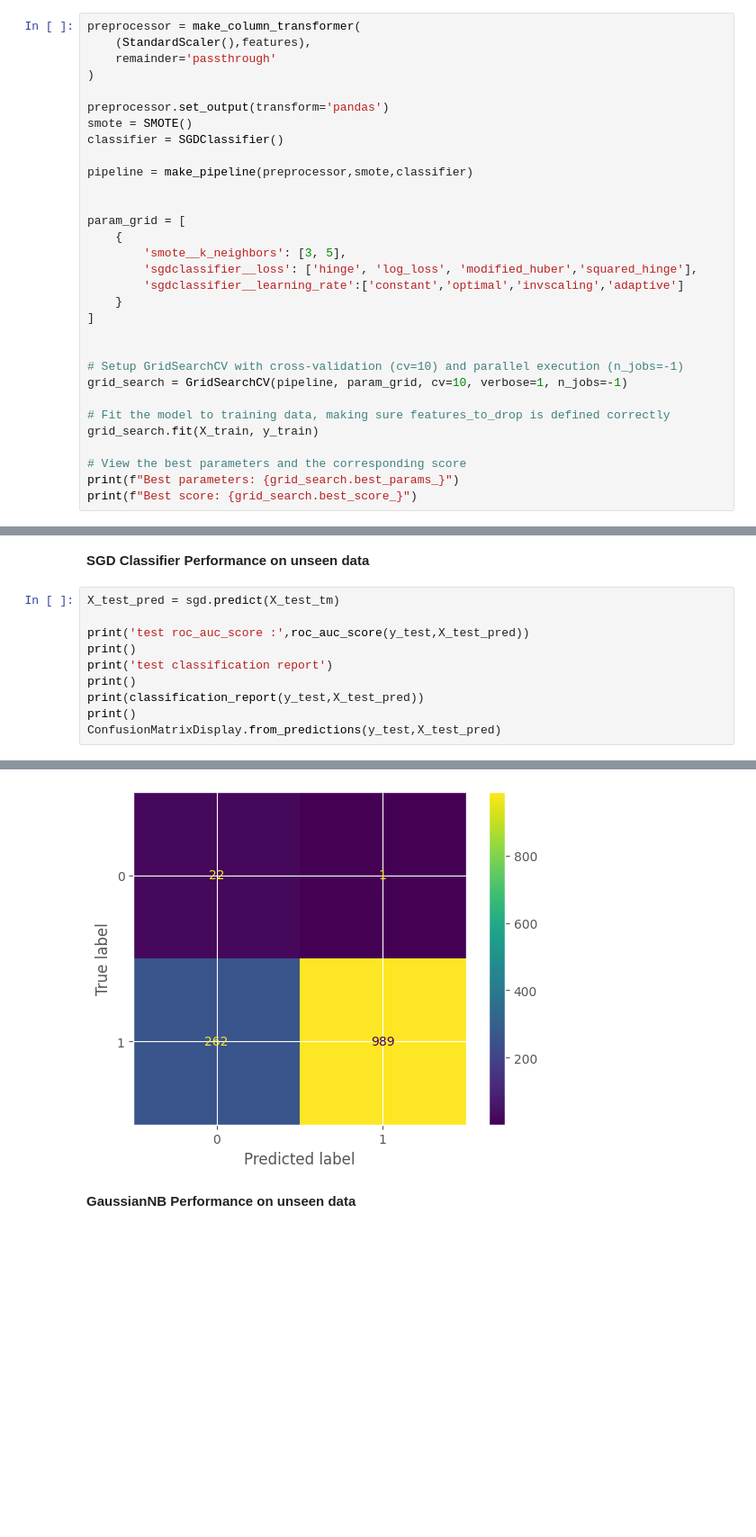
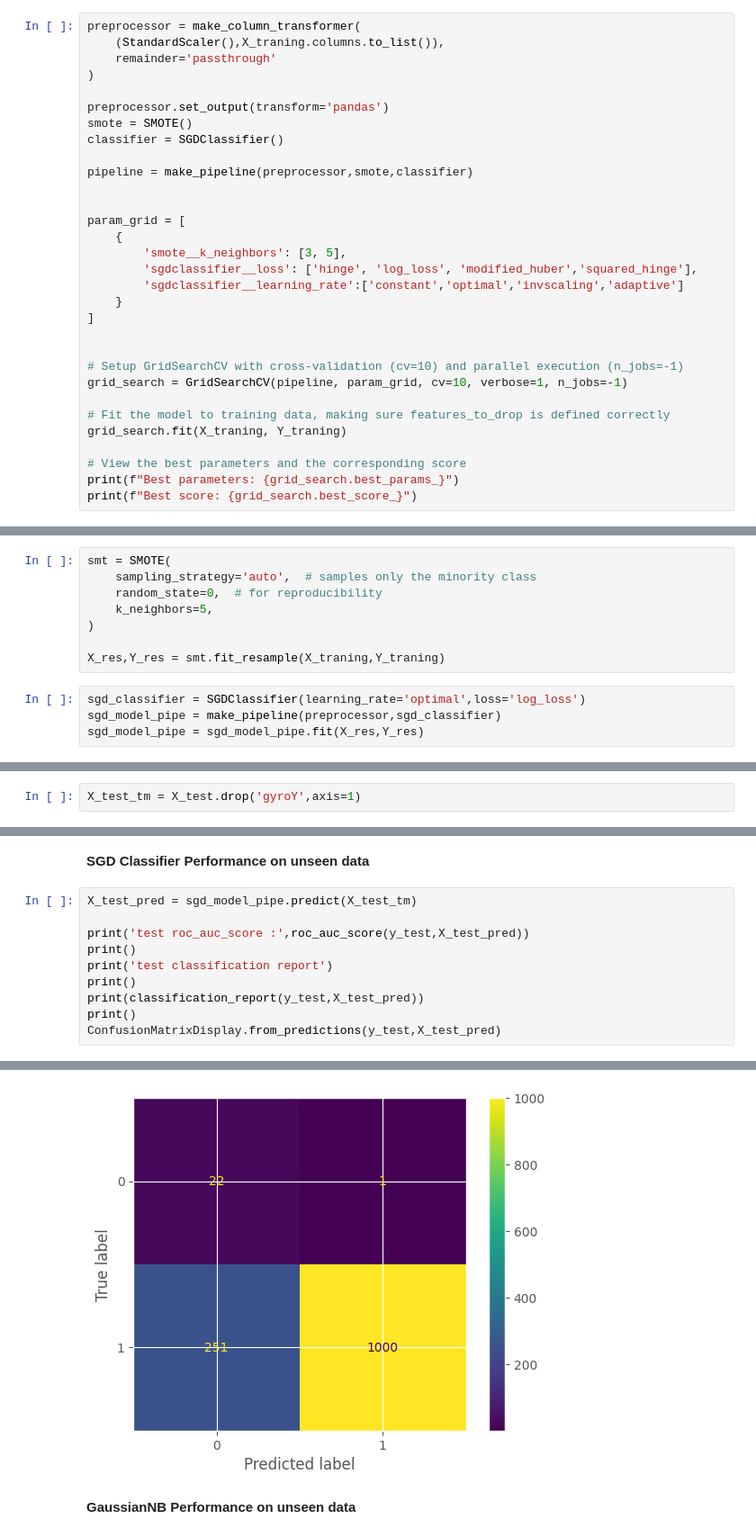
Before and after one commit to SarkarPriyanshu/HumanActivityRecognition, a Jupyter notebook: Human_activity_recognition_(Classification).ipynb, the cells around one changed output, grey strips where cells are left out. Shown at 90% size. Cells and saved outputs as stored; diff of their text form; blank space fills up the shorter version.

```diff
--- a/Human_activity_recognition_(Classification).ipynb
+++ b/Human_activity_recognition_(Classification).ipynb
@@ -736,6 +910,6 @@ from sklearn.model_selection import GridSearchCV
 # %%
 preprocessor = make_column_transformer(
-    (StandardScaler(),features),
+    (StandardScaler(),X_traning.columns.to_list()),
     remainder='passthrough'
 )
 
@@ -759,7 +933,7 @@ param_grid = [
 grid_search = GridSearchCV(pipeline, param_grid, cv=10, verbose=1, n_jobs=-1)
 
 # Fit the model to training data, making sure features_to_drop is defined correctly
-grid_search.fit(X_train, y_train)
+grid_search.fit(X_traning, Y_traning)
 
 # View the best parameters and the corresponding score
 print(f"Best parameters: {grid_search.best_params_}")
@@ -821,3 +945,15 @@ print("--- SGD Classifier Predction in Seconds ---",(time.time() - start_time))
+# %%
+smt = SMOTE(
+    sampling_strategy='auto',  # samples only the minority class
+    random_state=0,  # for reproducibility
+    k_neighbors=5,
+)
+
+X_res,Y_res = smt.fit_resample(X_traning,Y_traning)
+# %%
+sgd_classifier = SGDClassifier(learning_rate='optimal',loss='log_loss')
+sgd_model_pipe = make_pipeline(preprocessor,sgd_classifier)
+sgd_model_pipe = sgd_model_pipe.fit(X_res,Y_res)
 # %% [markdown]
 **Decision Tree Classifier Pipeline**
 # %%
@@ -1003,4 +1062,6 @@ print("--- GaussianNB Classifier Predction in Seconds ---",(time.time() - start_
 # Performance on unseen data
 # %% [markdown]
 **Decison Tree Performance on unseen data**
+# %%
+X_test_tm = X_test.drop('gyroY',axis=1)
 # %%
@@ -1031,7 +1092,7 @@ weighted avg       0.97      0.90      0.93      1274
 # %% [markdown]
 **SGD Classifier Performance on unseen data**
 # %%
-X_test_pred = sgd.predict(X_test_tm)
+X_test_pred = sgd_model_pipe.predict(X_test_tm)
 
 print('test roc_auc_score :',roc_auc_score(y_test,X_test_pred))
 print()
@@ -1056,5 +1117,5 @@ weighted avg       0.98      0.79      0.87      1274
 <sklearn.metrics._plot.confusion_matrix.ConfusionMatrixDisplay at 0x...>
-[figure, old version]
+[figure, new version]
 # %% [markdown]
 **GaussianNB Performance on unseen data**
 # %%
```
Also changed, not shown: parts of 70 cells of this notebook.
